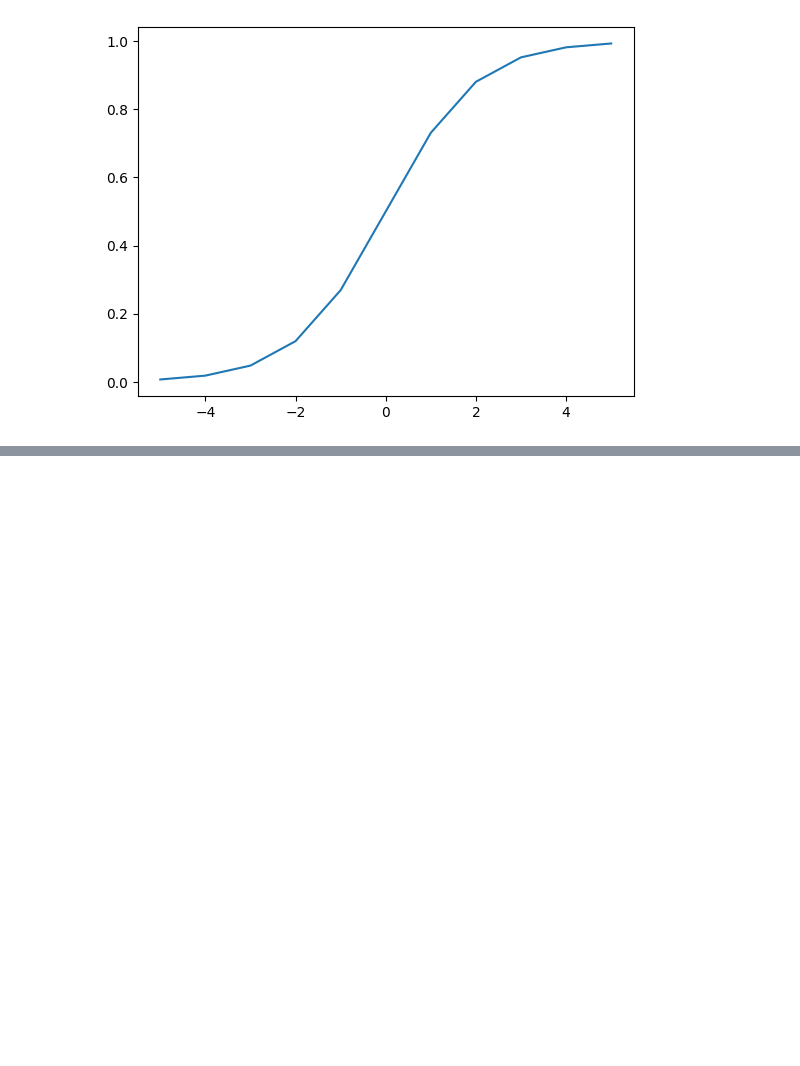
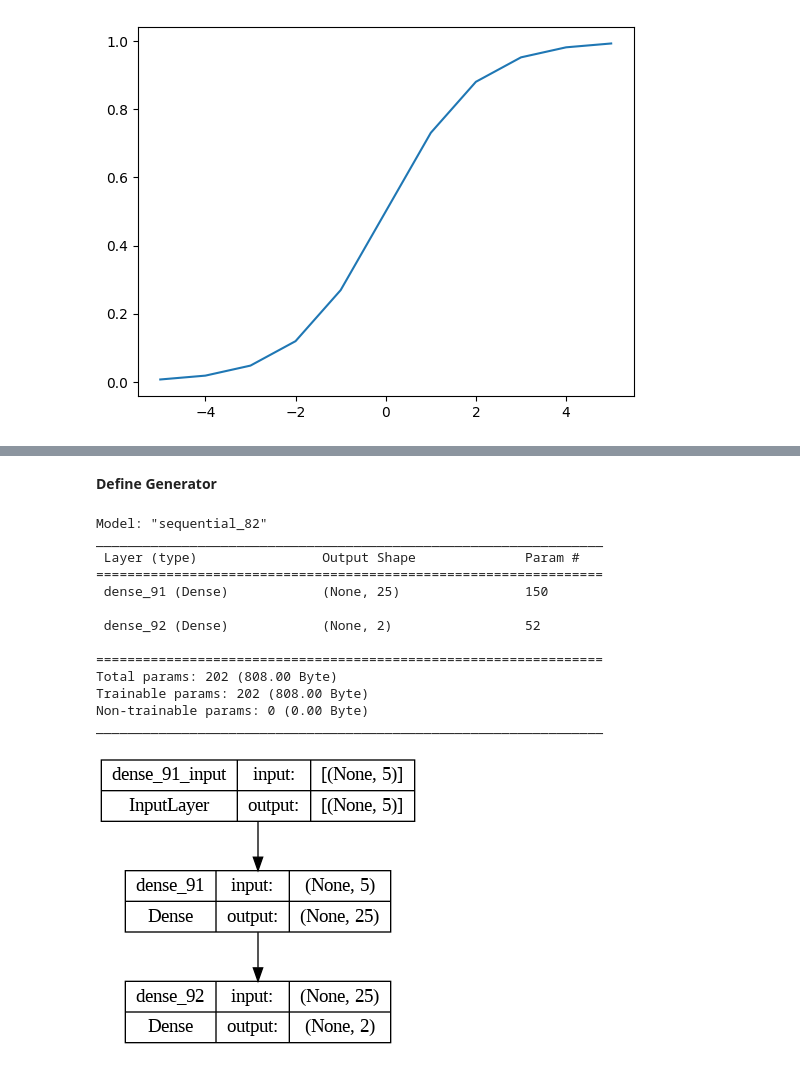
Before and after one commit to mahekchandak/comic-GAN, a Jupyter notebook: 1_DGANs.ipynb, the cells around one changed output, grey strips where cells are left out. Drawn from its saved outputs; the diff is of its cells as text; code cells hidden in the pictures; blank space fills up the shorter version.

```diff
--- a/1_DGANs.ipynb
+++ b/1_DGANs.ipynb
@@ -19,0 +88,30 @@ from numpy.ranodm import rand
+# %% [markdown]
+**Define Generator**
+# %%
+import matplotlib.pyplot as plt
+from keras import utils
+
+def define_generator(latent_dims,n_outputs=2):
+  model=Sequential()
+  model.add(Dense(25,activation="relu",kernel_initializer="he_uniform",input_dim=latent_dims))
+  model.add(Dense(n_outputs,activation="linear"))
+  return model
+
+generator=define_generator(5)
+generator.summary()
+utils.plot_model(generator,to_file="generator_plot.png",show_shapes=True,show_layer_names=True)
+# %% [output]
+Model: "sequential_82"
+_________________________________________________________________
+ Layer (type)                Output Shape              Param #
+=================================================================
+ dense_91 (Dense)            (None, 25)                150
+
+ dense_92 (Dense)            (None, 2)                 52
+
+=================================================================
+Total params: 202 (808.00 Byte)
+Trainable params: 202 (808.00 Byte)
+Non-trainable params: 0 (0.00 Byte)
+_________________________________________________________________
+[figure, added]
```
Also changed, not shown: parts of 11 cells of this notebook.
